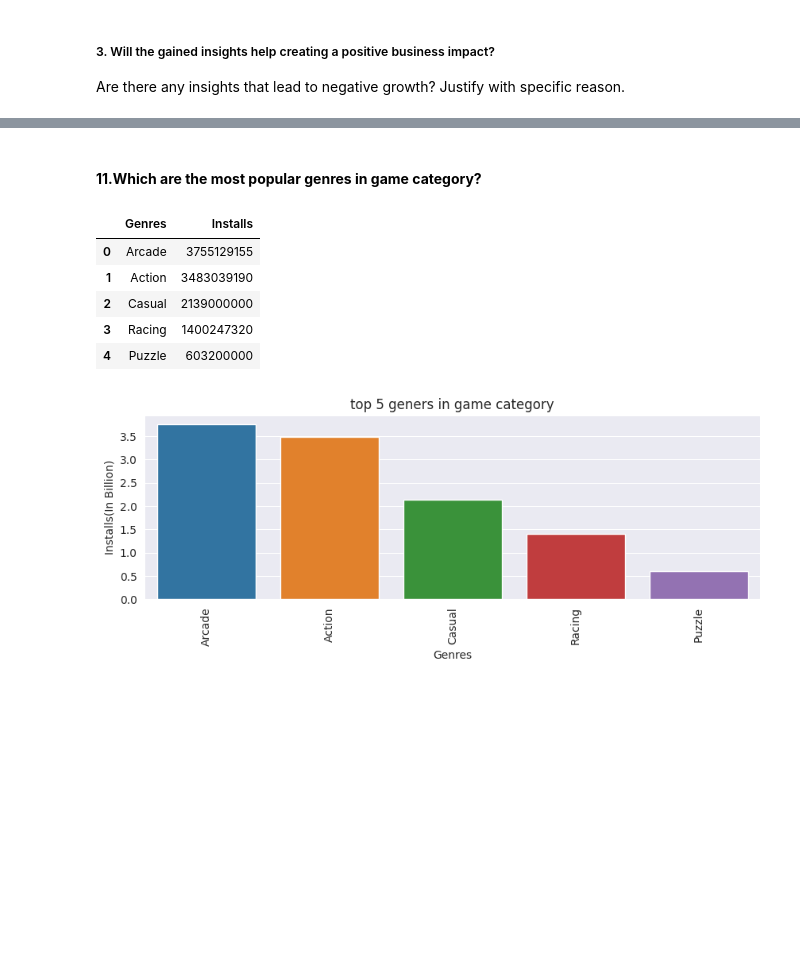
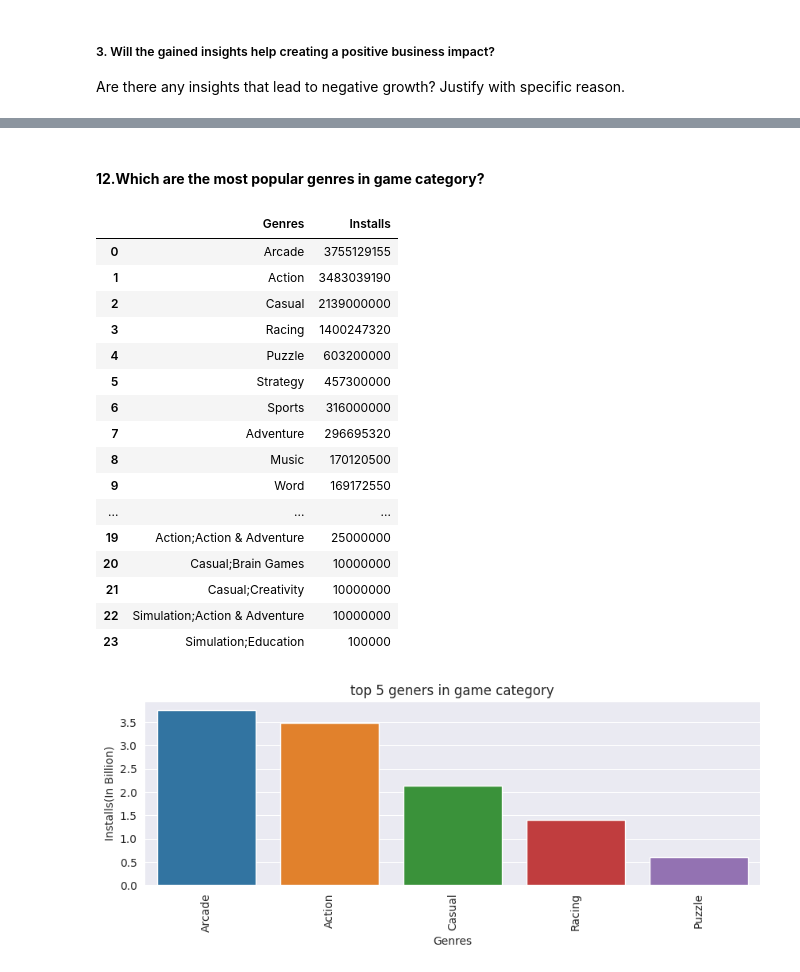
Before and after one commit to Vijaysiraw/Play_store_EDA_project, a Jupyter notebook: Play_Store_Project.ipynb, the cells around one changed output, grey strips where cells are left out. Saved outputs shown, nothing was run; the diff lists cells and outputs as text; code cells hidden in the pictures; blank space fills up the shorter version.

```diff
--- a/Play_Store_Project.ipynb
+++ b/Play_Store_Project.ipynb
@@ -1046,3 +1102,3 @@ Answer Here
 # %% [markdown]
-#### **11.Which are the most popular  genres  in game category?**
+#### **12.Which are the most popular  genres  in game category?**
 # %%
@@ -1051,14 +1107,25 @@ Answer Here
 game_data=df[df['Category']=='GAME'].groupby('Genres')['Installs'].sum().sort_values(ascending=False).reset_index()
 # %%
 #top genres in game category
-game_data.head()
+game_data
 # %% [output]
 |  | Genres | Installs |
 | 0 | Arcade | 3755129155 |
 | 1 | Action | 3483039190 |
 | 2 | Casual | 2139000000 |
 | 3 | Racing | 1400247320 |
 | 4 | Puzzle | 603200000 |
+| 5 | Strategy | 457300000 |
+| 6 | Sports | 316000000 |
+| 7 | Adventure | 296695320 |
+| 8 | Music | 170120500 |
+| 9 | Word | 169172550 |
+| ... | ... | ... |
+| 19 | Action;Action & Adventure | 25000000 |
+| 20 | Casual;Brain Games | 10000000 |
+| 21 | Casual;Creativity | 10000000 |
+| 22 | Simulation;Action & Adventure | 10000000 |
+| 23 | Simulation;Education | 100000 |
 # %%
 #check which are the most populer genre among user
 plt=reload(plt)
```
Also changed, not shown: parts of 105 cells of this notebook.
